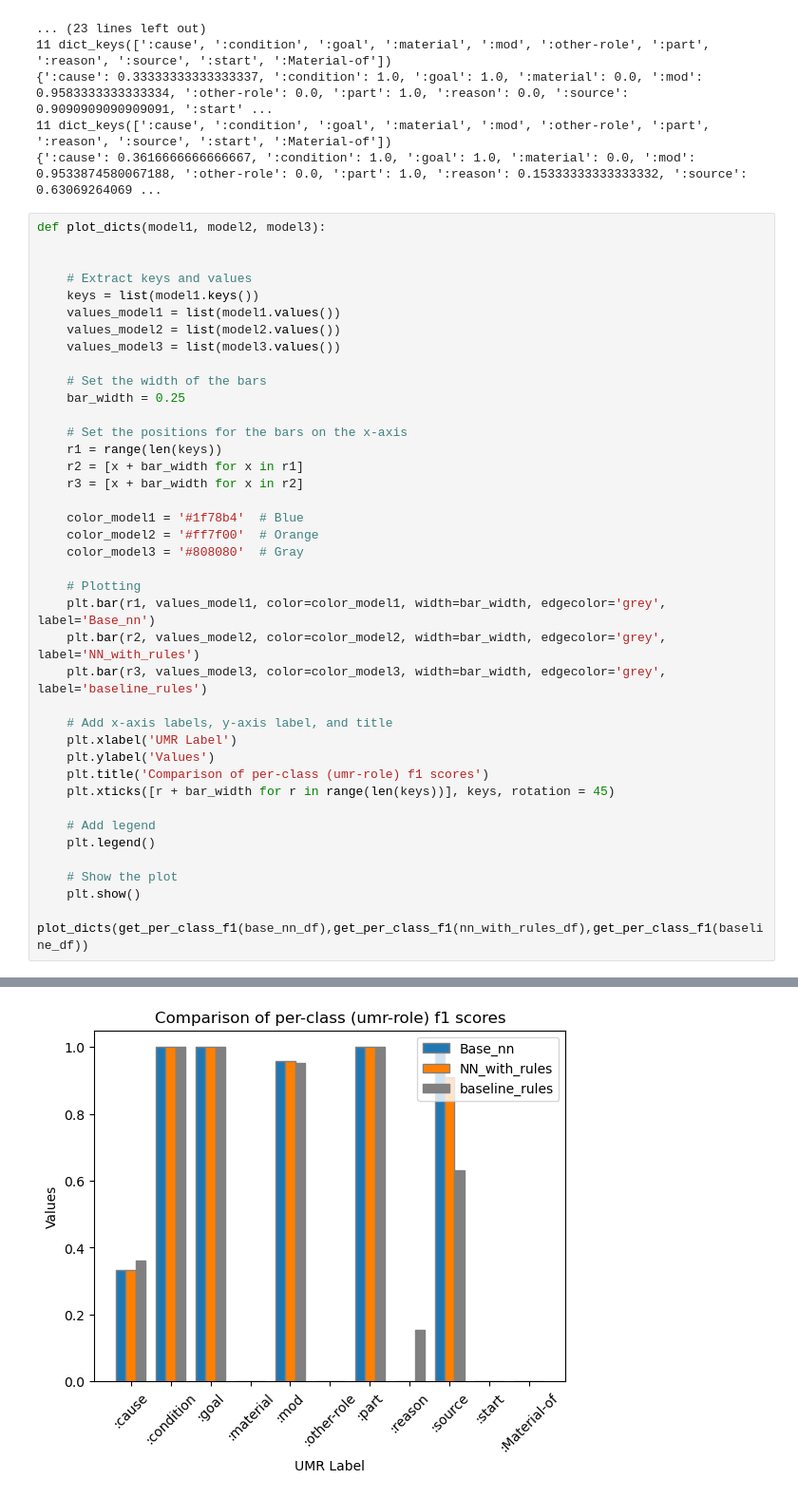
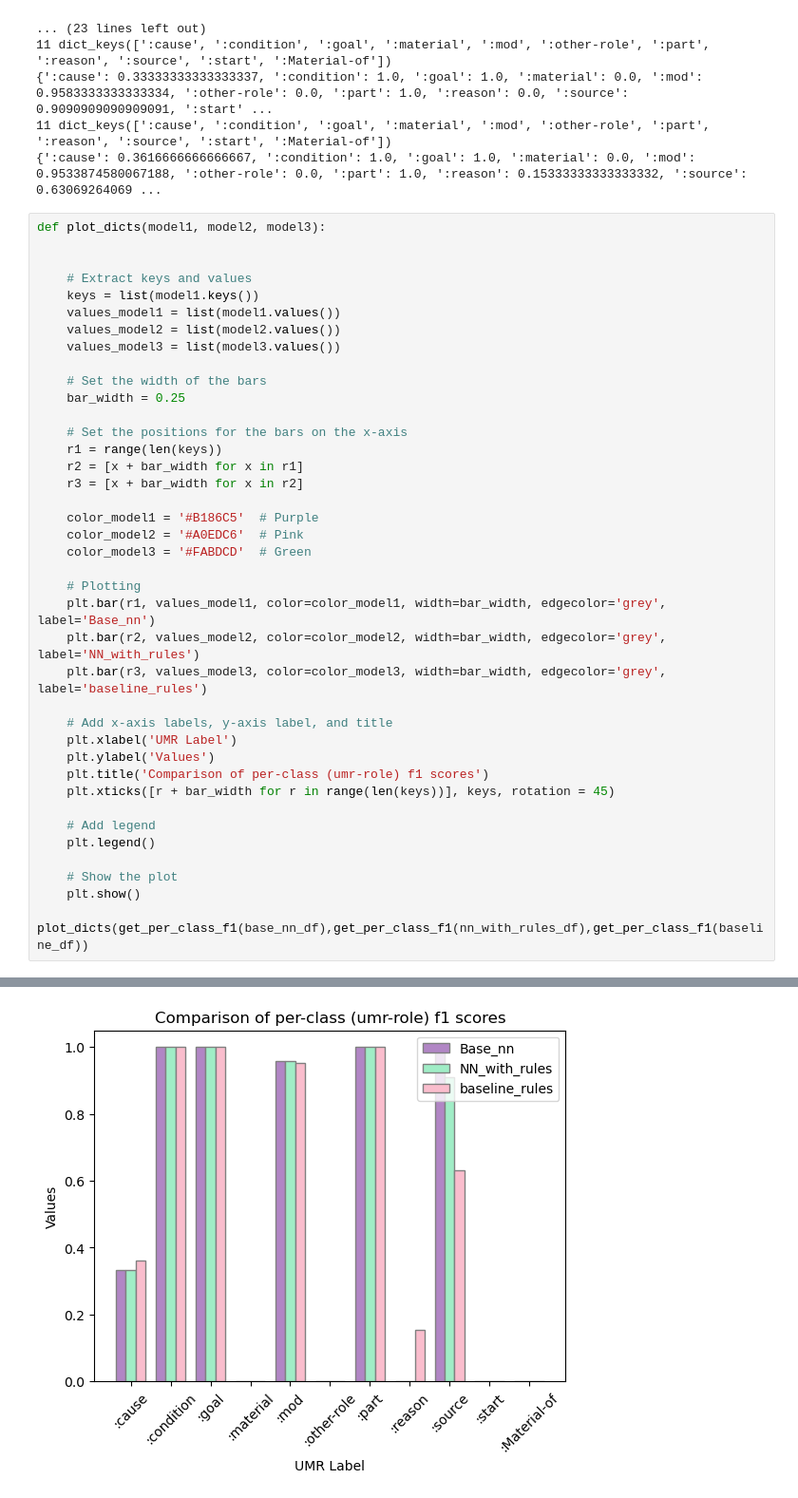
Before and after one commit to clairepost/AMRtoUMR, a Jupyter notebook: results.ipynb, the cells around one changed output, grey strips where cells are left out. Shown at 95% size. Cells and saved outputs as stored; diff of their text form.

Commit message:
changed the colors on the graphs in results

```diff
--- a/results.ipynb
+++ b/results.ipynb
@@ -249,9 +251,9 @@ def plot_dicts(model1, model2, model3):
     r2 = [x + bar_width for x in r1]
     r3 = [x + bar_width for x in r2]
 
-    color_model1 = '#1f78b4'  # Blue
-    color_model2 = '#ff7f00'  # Orange
-    color_model3 = '#808080'  # Gray
+    color_model1 = '#B186C5'  # Purple
+    color_model2 = '#A0EDC6'  # Pink
+    color_model3 = '#FABDCD'  # Green
 
     # Plotting
     plt.bar(r1, values_model1, color=color_model1, width=bar_width, edgecolor='grey', label='Base_nn')
@@ -262,31 +264,31 @@ def plot_dicts(model1, model2, model3):
     plt.xlabel('UMR Label')
     plt.ylabel('Values')
     plt.title('Comparison of per-class (umr-role) f1 scores')
     plt.xticks([r + bar_width for r in range(len(keys))], keys, rotation = 45)
 
     # Add legend
     plt.legend()
 
     # Show the plot
     plt.show()
 
 plot_dicts(get_per_class_f1(base_nn_df),get_per_class_f1(nn_with_rules_df),get_per_class_f1(baseline_df))
 # %% [output]
               precision    recall  f1-score   support
 
       :cause       0.20      1.00      0.33         1
   :condition       1.00      1.00      1.00         1
        :goal       1.00      1.00      1.00         2
    :material       0.00      0.00      0.00         1
         :mod       0.92      1.00      0.96        46
  :other-role       0.00      0.00      0.00         3
        :part       1.00      1.00      1.00         1
      :reason       0.00      0.00      0.00         4
      :source       1.00      1.00      1.00         6
 
 ... (20 lines left out)
 weighted avg       0.81      0.86      0.83        65
 
 11 dict_keys([':cause', ':condition', ':goal', ':material', ':mod', ':other-role', ':part', ':reason', ':source', ':start', ':Material-of'])
 11 dict_keys([':cause', ':condition', ':goal', ':material', ':mod', ':other-role', ':part', ':reason', ':source', ':start', ':Material-of'])
-[figure, old version]
+[figure, new version]
```
Also changed, not shown: parts of 1 cell of this notebook.
